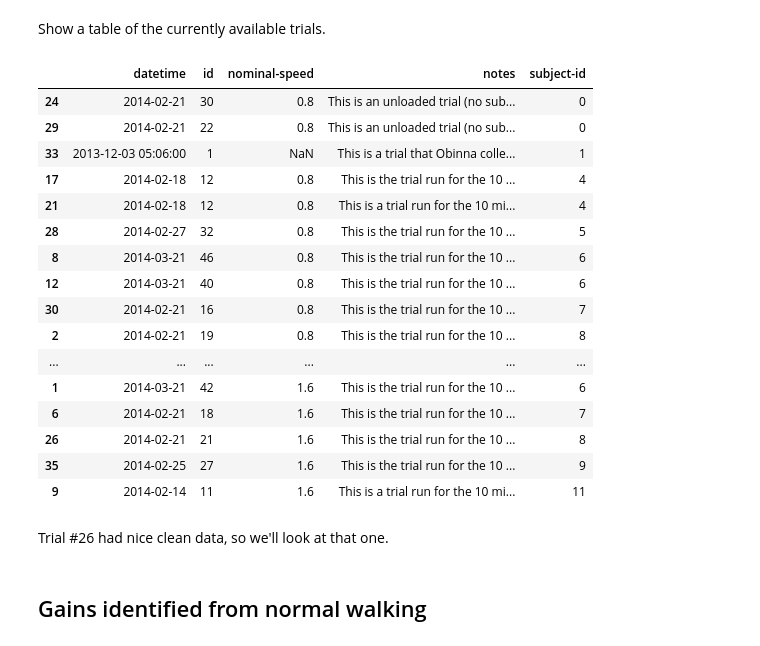
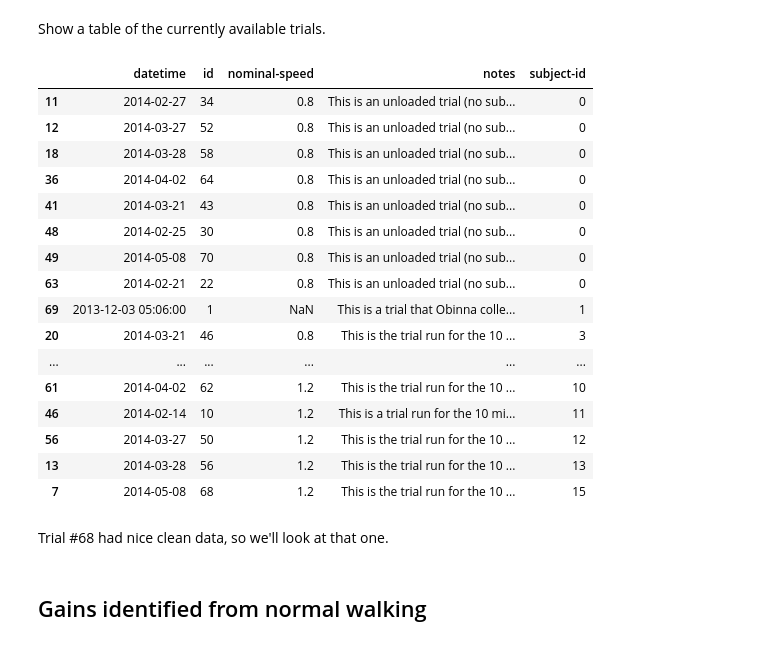
Before and after one commit to csu-hmc/gait-control-direct-id-paper, a Jupyter notebook: notebooks/compare_perturbed_to_normal.ipynb, the cells around one changed output. Drawn from its saved outputs; the diff is of its cells as text; code cells hidden in the pictures.

```diff
--- a/notebooks/compare_perturbed_to_normal.ipynb
+++ b/notebooks/compare_perturbed_to_normal.ipynb
@@ -20,25 +21,25 @@ Trials data directory is set to /home/moorepants/Data/human-gait/gait-control-id
 # %% [markdown]
 Show a table of the currently available trials.
 # %%
-utils.generate_meta_data_table(trials_dir).sort(('nominal-speed', 'subject-id'))
+utils.generate_meta_data_table(trials_dir).sort(('nominal-speed', 'subject-id')).head(50)
 # %% [output]
 |  | datetime | id | nominal-speed | notes | subject-id |
-| 24 | 2014-02-21 | 30 | 0.8 | This is an unloaded trial (no sub... | 0 |
-| 29 | 2014-02-21 | 22 | 0.8 | This is an unloaded trial (no sub... | 0 |
-| 33 | 2013-12-03 05:06:00 | 1 | NaN | This is a trial that Obinna colle... | 1 |
-| 17 | 2014-02-18 | 12 | 0.8 | This is the trial run for the 10 ... | 4 |
-| 21 | 2014-02-18 | 12 | 0.8 | This is a trial run for the 10 mi... | 4 |
-| 28 | 2014-02-27 | 32 | 0.8 | This is the trial run for the 10 ... | 5 |
-| 8 | 2014-03-21 | 46 | 0.8 | This is the trial run for the 10 ... | 6 |
-| 12 | 2014-03-21 | 40 | 0.8 | This is the trial run for the 10 ... | 6 |
-| 30 | 2014-02-21 | 16 | 0.8 | This is the trial run for the 10 ... | 7 |
-| 2 | 2014-02-21 | 19 | 0.8 | This is the trial run for the 10 ... | 8 |
+| 11 | 2014-02-27 | 34 | 0.8 | This is an unloaded trial (no sub... | 0 |
+| 12 | 2014-03-27 | 52 | 0.8 | This is an unloaded trial (no sub... | 0 |
+| 18 | 2014-03-28 | 58 | 0.8 | This is an unloaded trial (no sub... | 0 |
+| 36 | 2014-04-02 | 64 | 0.8 | This is an unloaded trial (no sub... | 0 |
+| 41 | 2014-03-21 | 43 | 0.8 | This is an unloaded trial (no sub... | 0 |
+| 48 | 2014-02-25 | 30 | 0.8 | This is an unloaded trial (no sub... | 0 |
+| 49 | 2014-05-08 | 70 | 0.8 | This is an unloaded trial (no sub... | 0 |
+| 63 | 2014-02-21 | 22 | 0.8 | This is an unloaded trial (no sub... | 0 |
+| 69 | 2013-12-03 05:06:00 | 1 | NaN | This is a trial that Obinna colle... | 1 |
+| 20 | 2014-03-21 | 46 | 0.8 | This is the trial run for the 10 ... | 3 |
 | ... | ... | ... | ... | ... | ... |
-| 1 | 2014-03-21 | 42 | 1.6 | This is the trial run for the 10 ... | 6 |
-| 6 | 2014-02-21 | 18 | 1.6 | This is the trial run for the 10 ... | 7 |
-| 26 | 2014-02-21 | 21 | 1.6 | This is the trial run for the 10 ... | 8 |
-| 35 | 2014-02-25 | 27 | 1.6 | This is the trial run for the 10 ... | 9 |
-| 9 | 2014-02-14 | 11 | 1.6 | This is a trial run for the 10 mi... | 11 |
+| 61 | 2014-04-02 | 62 | 1.2 | This is the trial run for the 10 ... | 10 |
+| 46 | 2014-02-14 | 10 | 1.2 | This is a trial run for the 10 mi... | 11 |
+| 56 | 2014-03-27 | 50 | 1.2 | This is the trial run for the 10 ... | 12 |
+| 13 | 2014-03-28 | 56 | 1.2 | This is the trial run for the 10 ... | 13 |
+| 7 | 2014-05-08 | 68 | 1.2 | This is the trial run for the 10 ... | 15 |
 # %% [markdown]
-Trial #26 had nice clean data, so we'll look at that one.
+Trial #68 had nice clean data, so we'll look at that one.
 # %%
```
Also changed, not shown: parts of 17 cells of this notebook, 10 other files.
